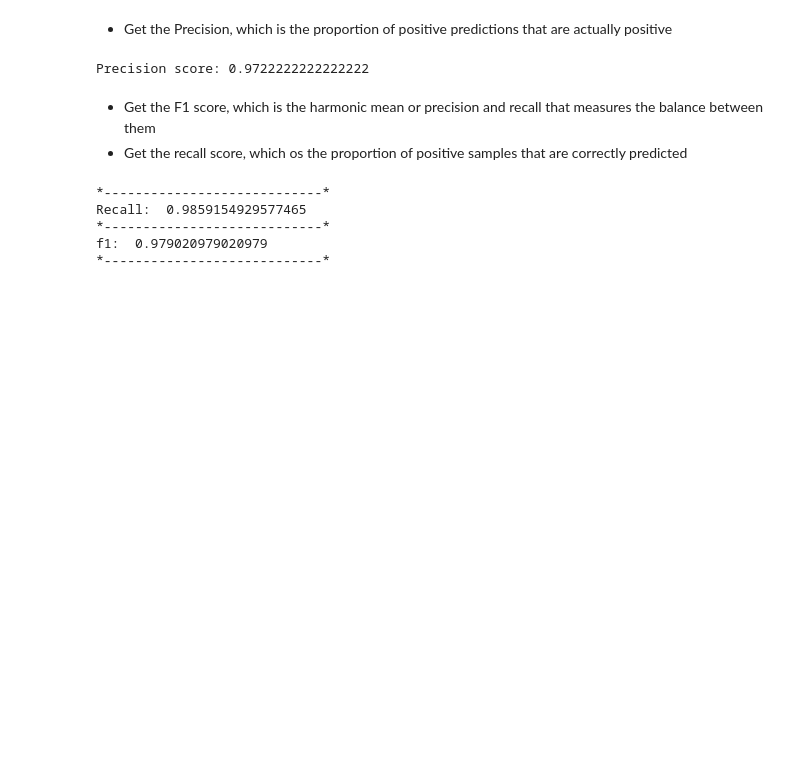
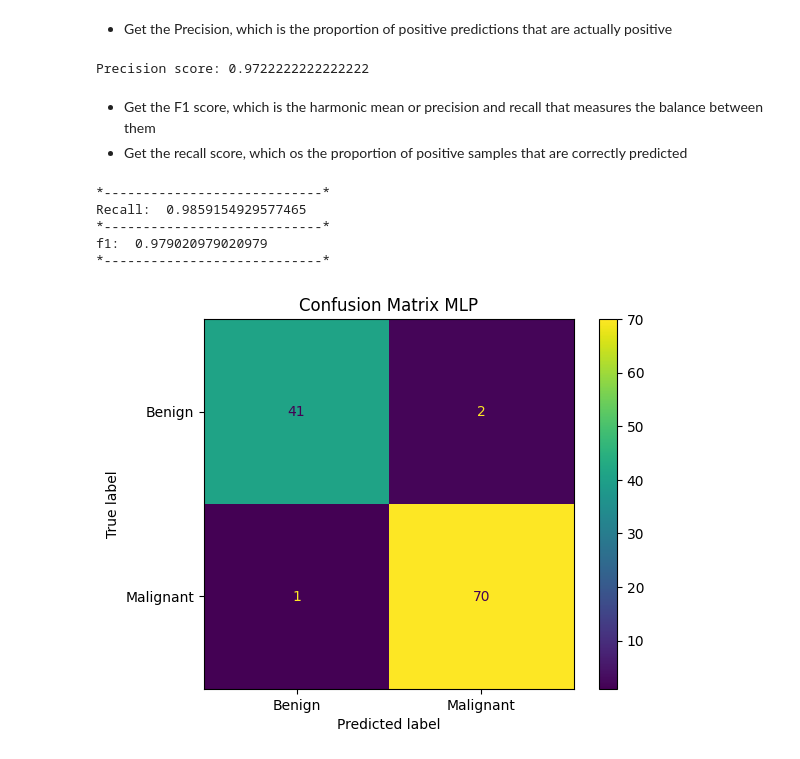
Before and after one commit to EvilWayz79/Breast_Cancer_Wisconsin_Diagnostic, a Jupyter notebook: breast_cancer_WD.ipynb, the cells around one changed output. Drawn from its saved outputs; the diff is of its cells as text; code cells hidden in the pictures; blank space fills up the shorter version.

```diff
--- a/breast_cancer_WD.ipynb
+++ b/breast_cancer_WD.ipynb
@@ -175,7 +175,7 @@ Test accuracy: 0.9736841917037964
 # %% [markdown]
 * Generate predictions
 # %%
-y_pred = (model.predict(X_test) > 0.5).astype("int32")
+y_pred_MLP = (model.predict(X_test) > 0.5).astype("int32")
 
 print('Predictions:', y_pred)
 # %% [output]
@@ -200,7 +200,7 @@ Predictions: [[1]
 * Generate the confusion matrix
 * Print the confusion matrix
 # %%
-cm = confusion_matrix(y_test, y_pred)
+cm = confusion_matrix(y_test, y_pred_MLP)
 print(cm)
 # %% [output]
 [[41  2]
@@ -237,4 +231,11 @@ Recall:  0.9859154929577465
 *----------------------------*
 f1:  0.979020979020979
 *----------------------------*
+# %%
+cmd = ConfusionMatrixDisplay(cm, display_labels=['Benign', 'Malignant'])
+cmd.plot()
+plt.title('Confusion Matrix MLP')
+plt.show()
+# %% [output]
+[figure, added]
 # %% [markdown]
```
Also changed, not shown: parts of 29 cells of this notebook.
